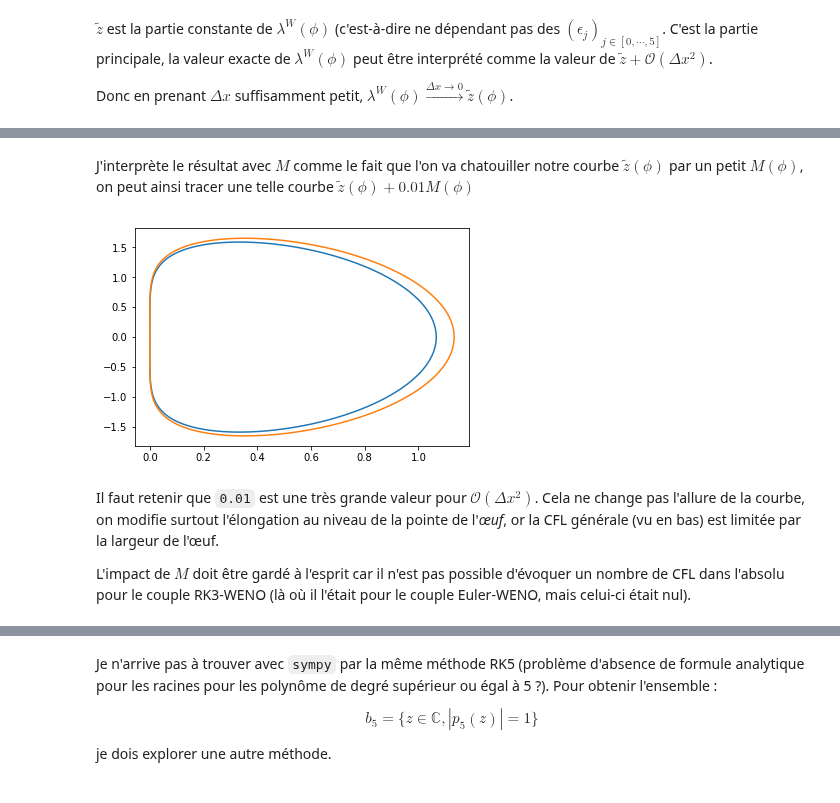
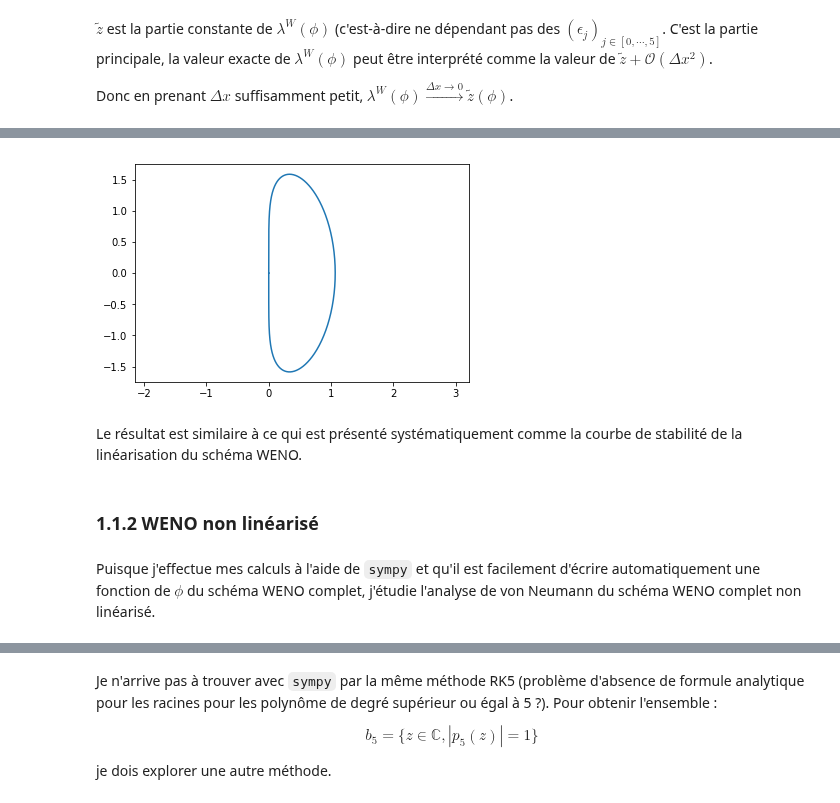
Before and after one commit to kivvix/miMaS, a Jupyter notebook: cfl_weno/cfl.ipynb, the cells around one changed output, grey strips where cells are left out. Saved outputs shown, nothing was run; the diff lists cells and outputs as text; code cells hidden in the pictures.

```diff
--- a/cfl_weno/cfl.ipynb
+++ b/cfl_weno/cfl.ipynb
@@ -216,10 +242,3 @@ plt.show()
 $\tilde{z}$ est la partie constante de $\lambda^W(\phi)$ (c'est-à-dire ne dépendant pas des $(\epsilon_j)_{j\in[0,\cdots,5]}$. C'est la partie principale, la valeur exacte de $\lambda^W(\phi)$ peut être interprété comme la valeur de $\tilde{z} + \mathcal{O}(\Delta x^2)$.
 
 Donc en prenant $\Delta x$ suffisamment petit, $\lambda^W(\phi) \xrightarrow{\Delta x \to 0} \tilde{z}(\phi)$.
-# %%
-data.rez = sp.lambdify(phi,sp.re(ztilde_vN),'numpy')(data.phi)
-data.imz = sp.lambdify(phi,sp.im(ztilde_vN),'numpy')(data.phi)
-
-plt.plot(data.rez,data.imz)
-#plt.plot(0.01*sum(data.reMargs),0.01*sum(data.imMargs))
-plt.show()
@@ -228,13 +245,15 @@ plt.show()
-# %% [markdown]
-J'interprète le résultat avec $M$ comme le fait que l'on va chatouiller notre courbe $\tilde{z}(\phi)$ par un petit $M(\phi)$, on peut ainsi tracer une telle courbe $\tilde{z}(\phi) + 0.01M(\phi)$
-# %%
-plt.plot(data.rez,data.imz)
-c = 0.01
-plt.plot(data.rez+c*sum(data.reMargs),data.imz+c*sum(data.imMargs))
-plt.show()
-# %% [output]
-[figure, removed]
-# %% [markdown]
-Il faut retenir que `0.01` est une très grande valeur pour $\mathcal{O}(\Delta x^2)$. Cela ne change pas l'allure de la courbe, on modifie surtout l'élongation au niveau de la pointe de l'*œuf*, or la CFL générale (vu en bas) est limitée par la largeur de l'œuf.
-
-L'impact de $M$ doit être gardé à l'esprit car il n'est pas possible d'évoquer un nombre de CFL dans l'absolu pour le couple RK3-WENO (là où il l'était pour le couple Euler-WENO, mais celui-ci était nul).
+# %%
+wenol.func_z = sp.lambdify(phi,ztilde_vN,'numpy')
+wenol.data_z = wenol.func_z(data.phi)
+
+plt.plot(*reim(wenol.data_z))
+plt.axis('equal')
+plt.show()
+# %% [output]
+[figure, added]
+# %% [markdown]
+Le résultat est similaire à ce qui est présenté systématiquement comme la courbe de stabilité de la linéarisation du schéma WENO.
+# %% [markdown]
+### 1.1.2 WENO non linéarisé
+# %% [markdown]
+Puisque j'effectue mes calculs à l'aide de `sympy` et qu'il est facilement d'écrire automatiquement une fonction de $\phi$ du schéma WENO complet, j'étudie l'analyse de von Neumann du schéma WENO complet non linéarisé.
```
Also changed, not shown: parts of 99 cells of this notebook.
